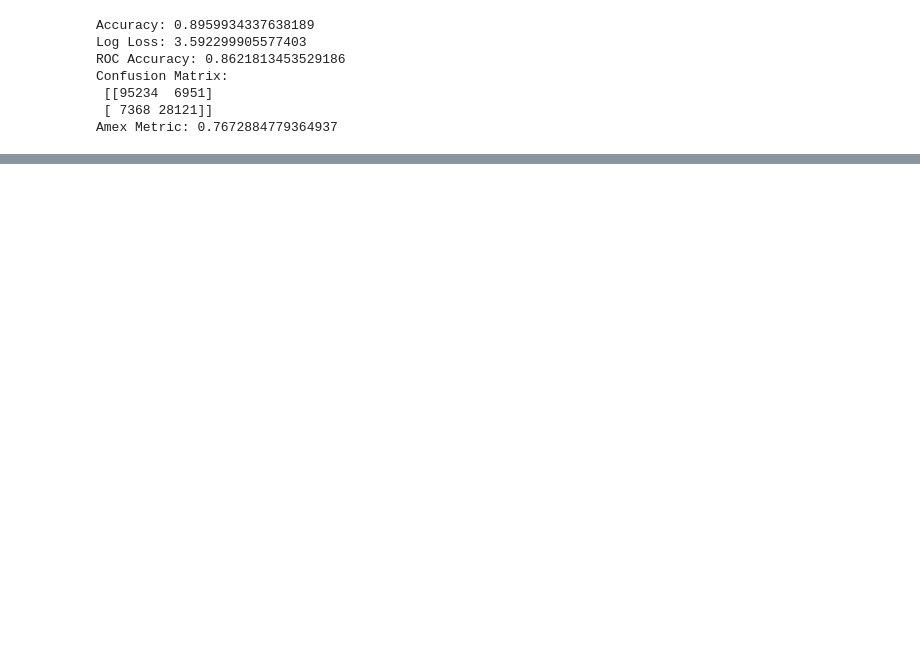
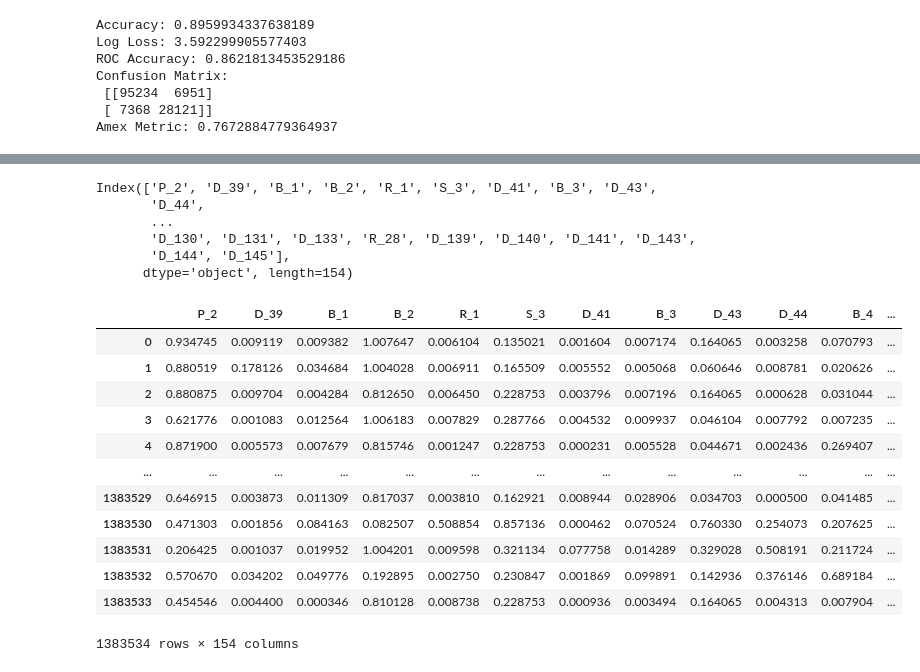
Before and after one commit to yongchoooon/TIL, a Jupyter notebook: ML/Kaggle_Default_Prediction/da2.ipynb, the cells around one changed output, grey strips where cells are left out. Drawn from its saved outputs; the diff is of its cells as text; code cells hidden in the pictures; blank space fills up the shorter version.

```diff
--- a/ML/Kaggle_Default_Prediction/da2.ipynb
+++ b/ML/Kaggle_Default_Prediction/da2.ipynb
@@ -428,0 +512,38 @@ Performance_df
+# %%
+categorical.remove('D_66')
+# %%
+numeric = df_all.columns.drop(categorical)
+numeric
+# %% [output]
+Index(['P_2', 'D_39', 'B_1', 'B_2', 'R_1', 'S_3', 'D_41', 'B_3', 'D_43',
+       'D_44',
+       ...
+       'D_130', 'D_131', 'D_133', 'R_28', 'D_139', 'D_140', 'D_141', 'D_143',
+       'D_144', 'D_145'],
+      dtype='object', length=154)
+# %%
+from sklearn.impute import SimpleImputer
+
+# numeric 데이터 : 평균으로 채우기
+
+simpleimputer_num = SimpleImputer(strategy="mean")
+
+simpleimputer_num.fit(df_all[numeric])
+
+df_numeric_X = simpleimputer_num.transform(df_all[numeric])
+df_all_num_new = pd.DataFrame(df_numeric_X, columns = df_all[numeric].columns)
+df_all_num_new
+# %% [output]
+|  | P_2 | D_39 | B_1 | B_2 | R_1 | S_3 | D_41 | B_3 | D_43 | D_44 | B_4 | ... |
+| 0 | 0.934745 | 0.009119 | 0.009382 | 1.007647 | 0.006104 | 0.135021 | 0.001604 | 0.007174 | 0.164065 | 0.003258 | 0.070793 | ... |
+| 1 | 0.880519 | 0.178126 | 0.034684 | 1.004028 | 0.006911 | 0.165509 | 0.005552 | 0.005068 | 0.060646 | 0.008781 | 0.020626 | ... |
+| 2 | 0.880875 | 0.009704 | 0.004284 | 0.812650 | 0.006450 | 0.228753 | 0.003796 | 0.007196 | 0.164065 | 0.000628 | 0.031044 | ... |
+| 3 | 0.621776 | 0.001083 | 0.012564 | 1.006183 | 0.007829 | 0.287766 | 0.004532 | 0.009937 | 0.046104 | 0.007792 | 0.007235 | ... |
+| 4 | 0.871900 | 0.005573 | 0.007679 | 0.815746 | 0.001247 | 0.228753 | 0.000231 | 0.005528 | 0.044671 | 0.002436 | 0.269407 | ... |
+| ... | ... | ... | ... | ... | ... | ... | ... | ... | ... | ... | ... | ... |
+| 1383529 | 0.646915 | 0.003873 | 0.011309 | 0.817037 | 0.003810 | 0.162921 | 0.008944 | 0.028906 | 0.034703 | 0.000500 | 0.041485 | ... |
+| 1383530 | 0.471303 | 0.001856 | 0.084163 | 0.082507 | 0.508854 | 0.857136 | 0.000462 | 0.070524 | 0.760330 | 0.254073 | 0.207625 | ... |
+| 1383531 | 0.206425 | 0.001037 | 0.019952 | 1.004201 | 0.009598 | 0.321134 | 0.077758 | 0.014289 | 0.329028 | 0.508191 | 0.211724 | ... |
+| 1383532 | 0.570670 | 0.034202 | 0.049776 | 0.192895 | 0.002750 | 0.230847 | 0.001869 | 0.099891 | 0.142936 | 0.376146 | 0.689184 | ... |
+| 1383533 | 0.454546 | 0.004400 | 0.000346 | 0.810128 | 0.008738 | 0.228753 | 0.000936 | 0.003494 | 0.164065 | 0.004313 | 0.007904 | ... |
+1383534 rows × 154 columns
```
Also changed, not shown: parts of 65 cells of this notebook, 5 other files.
